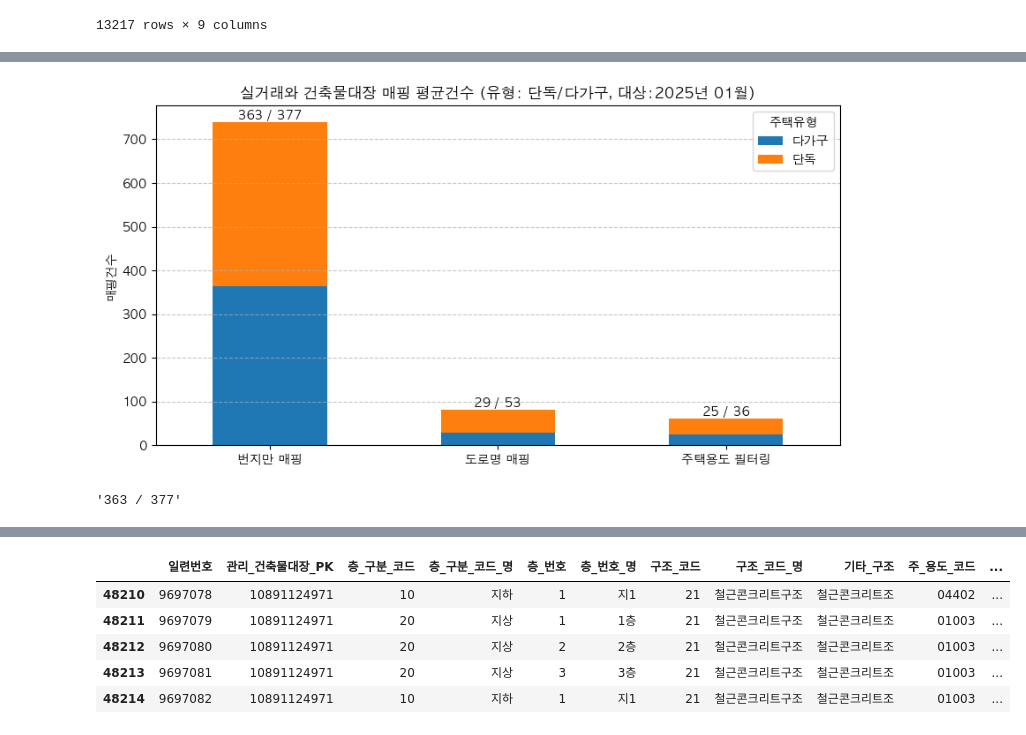
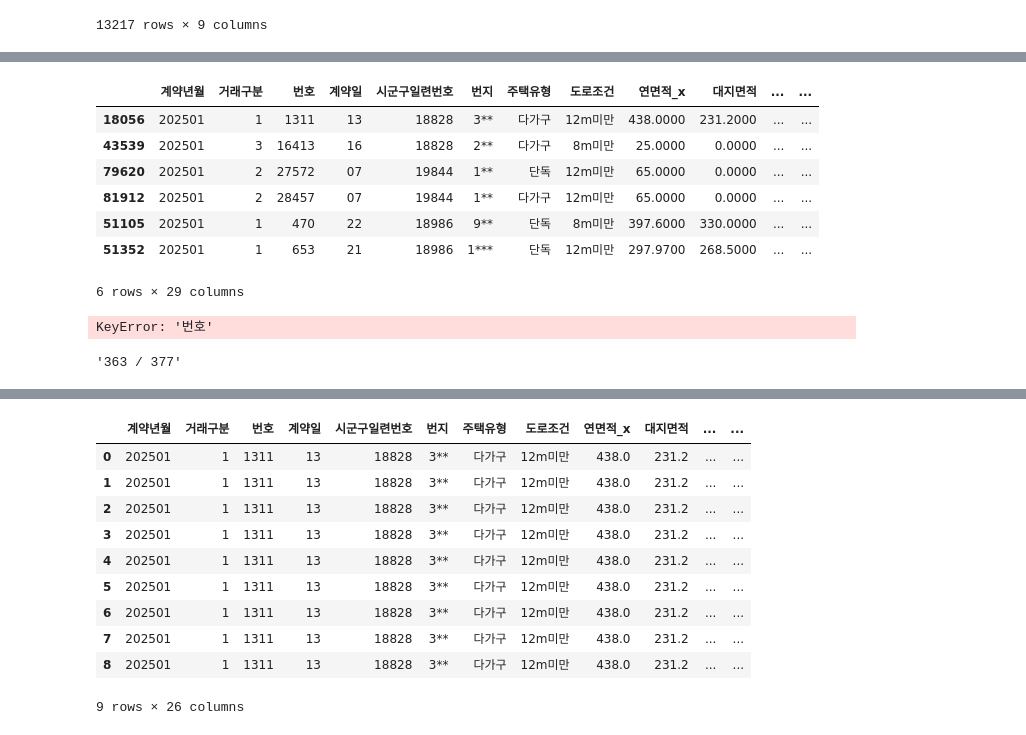
Before and after one commit to sbcho21/landata, a Jupyter notebook: notebooks/bundang.ipynb, the cells around one changed output, grey strips where cells are left out. Saved outputs shown, nothing was run; the diff lists cells and outputs as text; code cells hidden in the pictures.

```diff
--- a/notebooks/bundang.ipynb
+++ b/notebooks/bundang.ipynb
@@ -172,0 +184,11 @@ temp_df.groupby(['주택유형']).aggregate(['mean'])
+# %%
+all_df[all_df['STEP4']]
+# %% [output]
+|  | 계약년월 | 거래구분 | 번호 | 계약일 | 시군구일련번호 | 번지 | 주택유형 | 도로조건 | 연면적_x | 대지면적 | ... | ... |
+| 18056 | 202501 | 1 | 1311 | 13 | 18828 | 3** | 다가구 | 12m미만 | 438.0000 | 231.2000 | ... | ... |
+| 43539 | 202501 | 3 | 16413 | 16 | 18828 | 2** | 다가구 | 8m미만 | 25.0000 | 0.0000 | ... | ... |
+| 79620 | 202501 | 2 | 27572 | 07 | 19844 | 1** | 단독 | 12m미만 | 65.0000 | 0.0000 | ... | ... |
+| 81912 | 202501 | 2 | 28457 | 07 | 19844 | 1** | 다가구 | 12m미만 | 65.0000 | 0.0000 | ... | ... |
+| 51105 | 202501 | 1 | 470 | 22 | 18986 | 9** | 단독 | 8m미만 | 397.6000 | 330.0000 | ... | ... |
+| 51352 | 202501 | 1 | 653 | 21 | 18986 | 1*** | 단독 | 12m미만 | 297.9700 | 268.5000 | ... | ... |
+6 rows × 29 columns
@@ -173,4 +198,9 @@ temp_df.groupby(['주택유형']).aggregate(['mean'])
 # %%
+
+
+temp_df = all_df[['주택유형', '대지_위치']].groupby(['번호', '주택유형']).count()
+temp_df.groupby(['주택유형']).aggregate(['mean'])
+
 import pandas as pd
 df = pd.DataFrame([[363, 377], [29, 53], [25, 36]], columns=["다가구", "단독"], index = ['번지만 매핑', '도로명 매핑', '주택용도 필터링'])
 
@@ -204,7 +234,7 @@ plt.grid(axis="y", linestyle="--", alpha=0.7)
 plt.tight_layout
 plt.show()
 # %% [output]
-[figure, removed]
+KeyError: '번호'
 # %%
 f"{df.iloc[0]['다가구']} / {df.iloc[0]['단독']}"
 # %% [output]
@@ -234,11 +264,18 @@ all_df[['번호','주택유형','시군구명','번지','거래금액','연면
 bldg_floor_df = pd.read_csv("../data/Bundang_20251215/건축물대장_층별개요_분당구.csv", dtype=str)
 bldg_floor2_df = pd.read_csv("../data/Bundang_20251215/건축물대장_전유공유면적_분당구.csv", dtype=str)
 # %%
-bldg_floor_df[bldg_floor_df['관리_건축물대장_PK'] == "10891124971"]
+import pandas as pd
+all_df = pd.read_csv("all_df.csv")
+all_df[all_df['번호'] == 1311]
 # %% [output]
-|  | 일련번호 | 관리_건축물대장_PK | 층_구분_코드 | 층_구분_코드_명 | 층_번호 | 층_번호_명 | 구조_코드 | 구조_코드_명 | 기타_구조 | 주_용도_코드 | ... |
-| 48210 | 9697078 | 10891124971 | 10 | 지하 | 1 | 지1 | 21 | 철근콘크리트구조 | 철근콘크리트조 | 04402 | ... |
-| 48211 | 9697079 | 10891124971 | 20 | 지상 | 1 | 1층 | 21 | 철근콘크리트구조 | 철근콘크리트조 | 01003 | ... |
-| 48212 | 9697080 | 10891124971 | 20 | 지상 | 2 | 2층 | 21 | 철근콘크리트구조 | 철근콘크리트조 | 01003 | ... |
-| 48213 | 9697081 | 10891124971 | 20 | 지상 | 3 | 3층 | 21 | 철근콘크리트구조 | 철근콘크리트조 | 01003 | ... |
-| 48214 | 9697082 | 10891124971 | 10 | 지하 | 1 | 지1 | 21 | 철근콘크리트구조 | 철근콘크리트조 | 01003 | ... |
+|  | 계약년월 | 거래구분 | 번호 | 계약일 | 시군구일련번호 | 번지 | 주택유형 | 도로조건 | 연면적_x | 대지면적 | ... | ... |
+| 0 | 202501 | 1 | 1311 | 13 | 18828 | 3** | 다가구 | 12m미만 | 438.0 | 231.2 | ... | ... |
+| 1 | 202501 | 1 | 1311 | 13 | 18828 | 3** | 다가구 | 12m미만 | 438.0 | 231.2 | ... | ... |
+| 2 | 202501 | 1 | 1311 | 13 | 18828 | 3** | 다가구 | 12m미만 | 438.0 | 231.2 | ... | ... |
+| 3 | 202501 | 1 | 1311 | 13 | 18828 | 3** | 다가구 | 12m미만 | 438.0 | 231.2 | ... | ... |
+| 4 | 202501 | 1 | 1311 | 13 | 18828 | 3** | 다가구 | 12m미만 | 438.0 | 231.2 | ... | ... |
+| 5 | 202501 | 1 | 1311 | 13 | 18828 | 3** | 다가구 | 12m미만 | 438.0 | 231.2 | ... | ... |
+| 6 | 202501 | 1 | 1311 | 13 | 18828 | 3** | 다가구 | 12m미만 | 438.0 | 231.2 | ... | ... |
+| 7 | 202501 | 1 | 1311 | 13 | 18828 | 3** | 다가구 | 12m미만 | 438.0 | 231.2 | ... | ... |
+| 8 | 202501 | 1 | 1311 | 13 | 18828 | 3** | 다가구 | 12m미만 | 438.0 | 231.2 | ... | ... |
+9 rows × 26 columns
```
Also changed, not shown: parts of 13 cells of this notebook, 4 other files.
